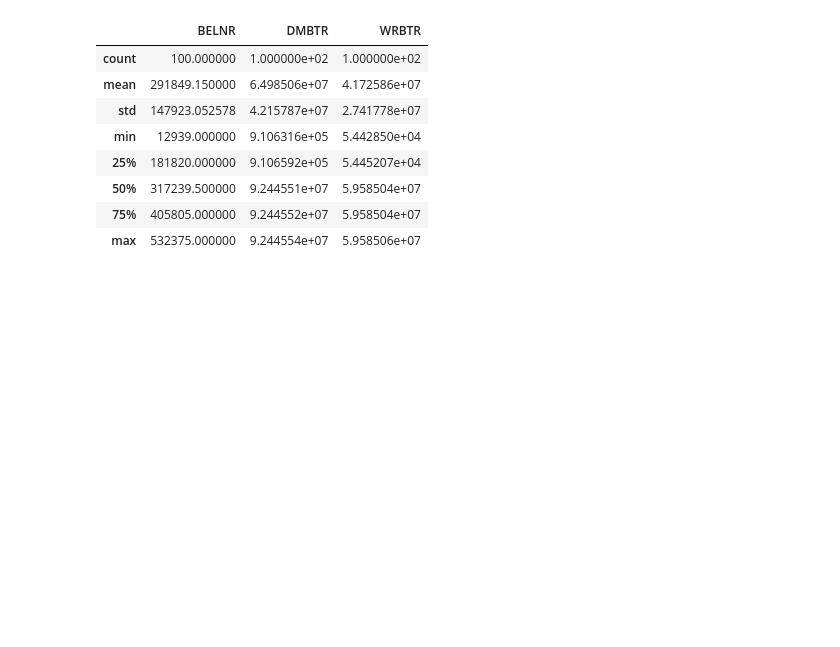
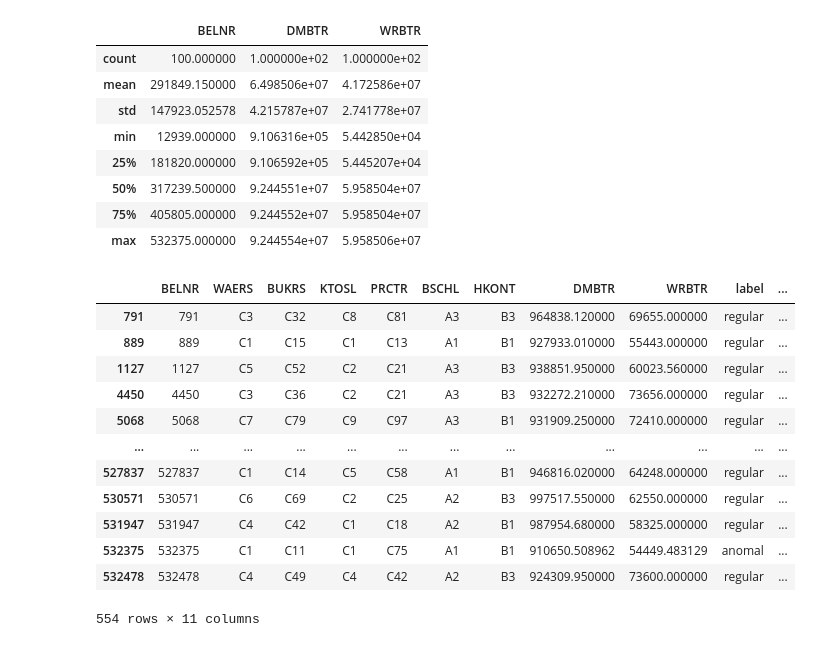
Before and after one commit to Anomaly-Animals/Anomaly-Reasoning, a Jupyter notebook: src/data_exploration.ipynb, the cells around one changed output. Drawn from its saved outputs; the diff is of its cells as text; code cells hidden in the pictures; blank space fills up the shorter version.

Commit message:
anomaly reasoning

```diff
--- a/src/data_exploration.ipynb
+++ b/src/data_exploration.ipynb
@@ -84,3 +84,28 @@ display(anomal_data.describe())
 | 50% | 317239.500000 | 9.244551e+07 | 5.958504e+07 |
 | 75% | 405805.000000 | 9.244552e+07 | 5.958504e+07 |
 | max | 532375.000000 | 9.244554e+07 | 5.958506e+07 |
+# %%
+# Calculate the ratio first
+data['DMBTR_WRBTR_ratio'] = data['WRBTR'] / data['DMBTR'].replace(0, 1e-10)
+
+# Create the filter condition
+ratio_filter = (data['DMBTR_WRBTR_ratio'] >= 0.059) & (data['DMBTR_WRBTR_ratio'] <= 0.082) & (data['DMBTR'] > 900000) & (data['DMBTR'] < 1000000)
+
+# Display the filtered data
+golden_ratio_data = data[ratio_filter]
+
+golden_ratio_data
+# %% [output]
+|  | BELNR | WAERS | BUKRS | KTOSL | PRCTR | BSCHL | HKONT | DMBTR | WRBTR | label | ... |
+| 791 | 791 | C3 | C32 | C8 | C81 | A3 | B3 | 964838.120000 | 69655.000000 | regular | ... |
+| 889 | 889 | C1 | C15 | C1 | C13 | A1 | B1 | 927933.010000 | 55443.000000 | regular | ... |
+| 1127 | 1127 | C5 | C52 | C2 | C21 | A3 | B3 | 938851.950000 | 60023.560000 | regular | ... |
+| 4450 | 4450 | C3 | C36 | C2 | C21 | A3 | B3 | 932272.210000 | 73656.000000 | regular | ... |
+| 5068 | 5068 | C7 | C79 | C9 | C97 | A3 | B1 | 931909.250000 | 72410.000000 | regular | ... |
+| ... | ... | ... | ... | ... | ... | ... | ... | ... | ... | ... | ... |
+| 527837 | 527837 | C1 | C14 | C5 | C58 | A1 | B1 | 946816.020000 | 64248.000000 | regular | ... |
+| 530571 | 530571 | C6 | C69 | C2 | C25 | A2 | B3 | 997517.550000 | 62550.000000 | regular | ... |
+| 531947 | 531947 | C4 | C42 | C1 | C18 | A2 | B1 | 987954.680000 | 58325.000000 | regular | ... |
+| 532375 | 532375 | C1 | C11 | C1 | C75 | A1 | B1 | 910650.508962 | 54449.483129 | anomal | ... |
+| 532478 | 532478 | C4 | C49 | C4 | C42 | A2 | B3 | 924309.950000 | 73600.000000 | regular | ... |
+554 rows × 11 columns
```
Also changed, not shown: parts of 3 cells of this notebook, 3 other files.
